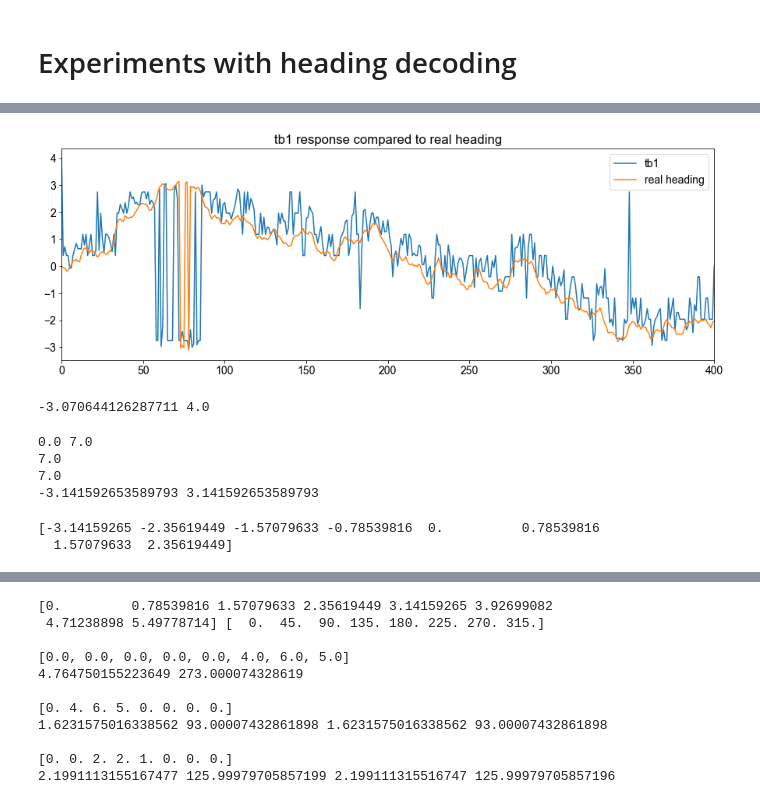
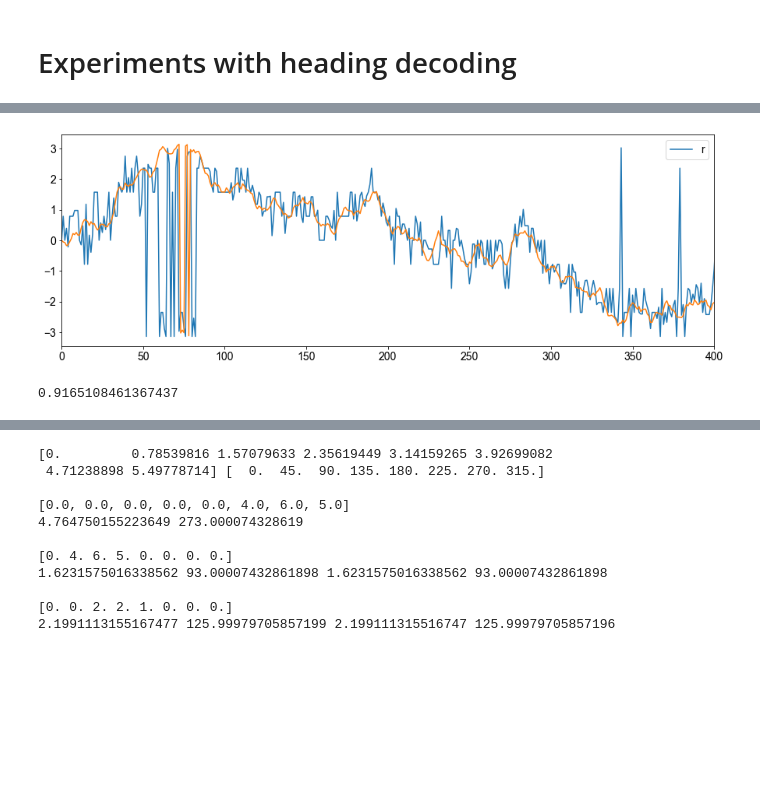
Before and after one commit to filippoferrari/CX_Path_Integration, a Jupyter notebook: notebooks/agent_control.ipynb, the cells around one changed output, grey strips where cells are left out. Saved outputs shown, nothing was run; the diff lists cells and outputs as text; code cells hidden in the pictures; blank space fills up the shorter version.

```diff
--- a/notebooks/agent_control.ipynb
+++ b/notebooks/agent_control.ipynb
@@ -254,27 +241,15 @@ plt.show()
 # %%
 plt.figure(figsize=(15,5))
-#plt.plot(heading_angles, label='tb1')
-plt.plot(heading_angles, label='tb1')
-plt.plot(h, label='real heading')
+#plt.plot(heading_angles-np.pi/8, label='pi/8')
+plt.plot(heading_angles, label='r')
+#plt.plot(fix_angle(heading_angles), label='f')
+plt.plot(h)
 plt.xlim([0,400])
-plt.title('tb1 response compared to real heading')
 plt.legend()
 plt.show()
 
-print(heading_angles.min(), heading_angles.max())
+mse = np.mean((h[:1500] - heading_angles)**2)
+print(mse)
 # %% [output]
-[figure, old version]
+[figure, new version]
--3.070644126287711 4.0
+0.9165108461367437
-# %%
-print(heading_angles.min(), heading_angles.max())
-print(to_degrees(heading_angles).min(), to_degrees(heading_angles).max())
-# %% [output]
-0.0 7.0
-7.0
-7.0
--3.141592653589793 3.141592653589793
-# %%
-print(np.linspace(-np.pi, 0+np.pi, N_TB1, endpoint=False))
-# %% [output]
-[-3.14159265 -2.35619449 -1.57079633 -0.78539816  0.          0.78539816
-  1.57079633  2.35619449]
```
Also changed, not shown: parts of 9 cells of this notebook, 1 other file.
